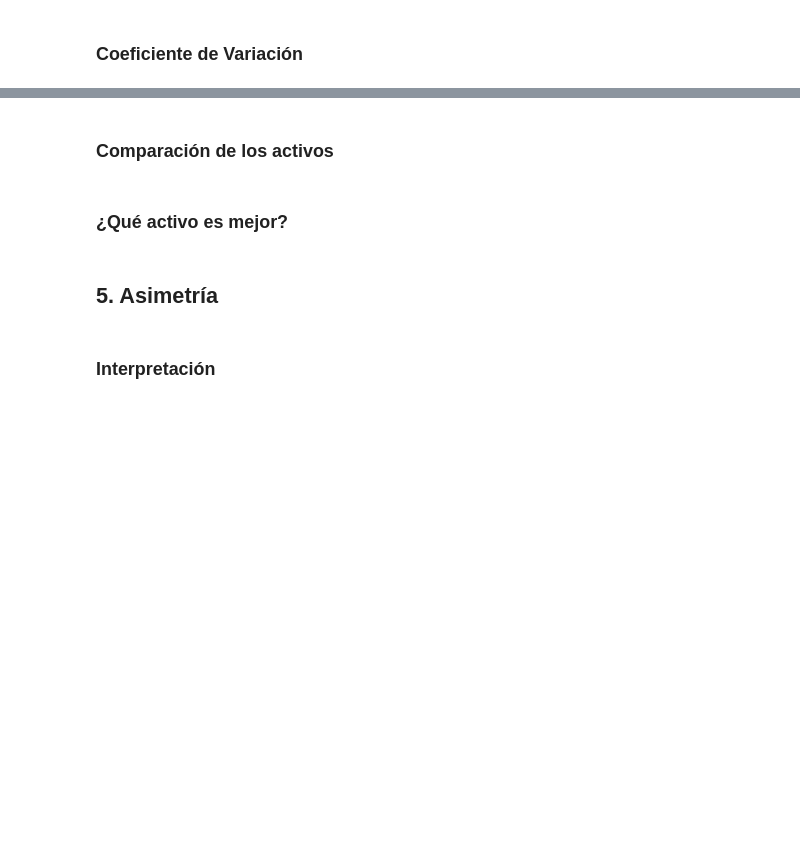
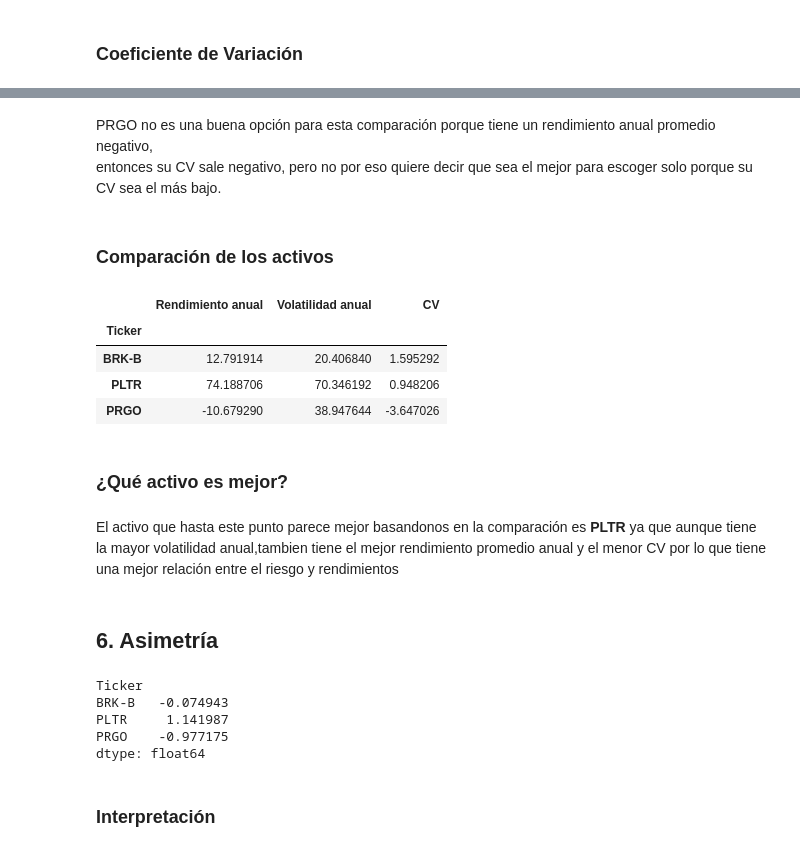
Before and after one commit to Mafergomezf/PORTAFOLIOS-DE-INVERSION, a Jupyter notebook: Tarea-1/Tarea1.ipynb, the cells around one changed output, grey strips where cells are left out. Cells and saved outputs as stored; diff of their text form; code cells hidden in the pictures; blank space fills up the shorter version.

```diff
--- a/Tarea-1/Tarea1.ipynb
+++ b/Tarea-1/Tarea1.ipynb
@@ -240,9 +240,36 @@ PRGO    -3.809301
 dtype: float64
+# %% [markdown]
+PRGO no es una buena opción para esta comparación porque tiene un rendimiento anual promedio negativo,
+entonces su CV sale negativo, pero no por eso quiere decir que sea el mejor para escoger solo porque su CV sea el más bajo.
 # %% [markdown]
 ### Comparación de los activos
+# %%
+results= pd.DataFrame({
+    'Rendimiento anual': annual_mean*100,
+    'Volatilidad anual': volatility_annual*100,
+    'CV': CV
+})
+
+results
+# %% [output]
+|  | Rendimiento anual | Volatilidad anual | CV |
+| Ticker |  |  |  |
+| BRK-B | 12.791914 | 20.406840 | 1.595292 |
+| PLTR | 74.188706 | 70.346192 | 0.948206 |
+| PRGO | -10.679290 | 38.947644 | -3.647026 |
 # %% [markdown]
 ### ¿Qué activo es mejor?
+# %% [markdown]
+El activo que hasta este punto parece mejor basandonos en la comparación es **PLTR** ya que aunque tiene la mayor volatilidad anual,tambien tiene el mejor rendimiento promedio anual y el menor CV por lo que tiene una mejor relación entre el riesgo y rendimientos
 # %% [markdown]
-## 5. Asimetría
+## 6. Asimetría
+# %%
+daily_rets.skew()
+# %% [output]
+Ticker
+BRK-B   -0.074943
+PLTR     1.141987
+PRGO    -0.977175
+dtype: float64
 # %% [markdown]
 ### Interpretación
```
Also changed, not shown: parts of 26 cells of this notebook, 1 other file.
